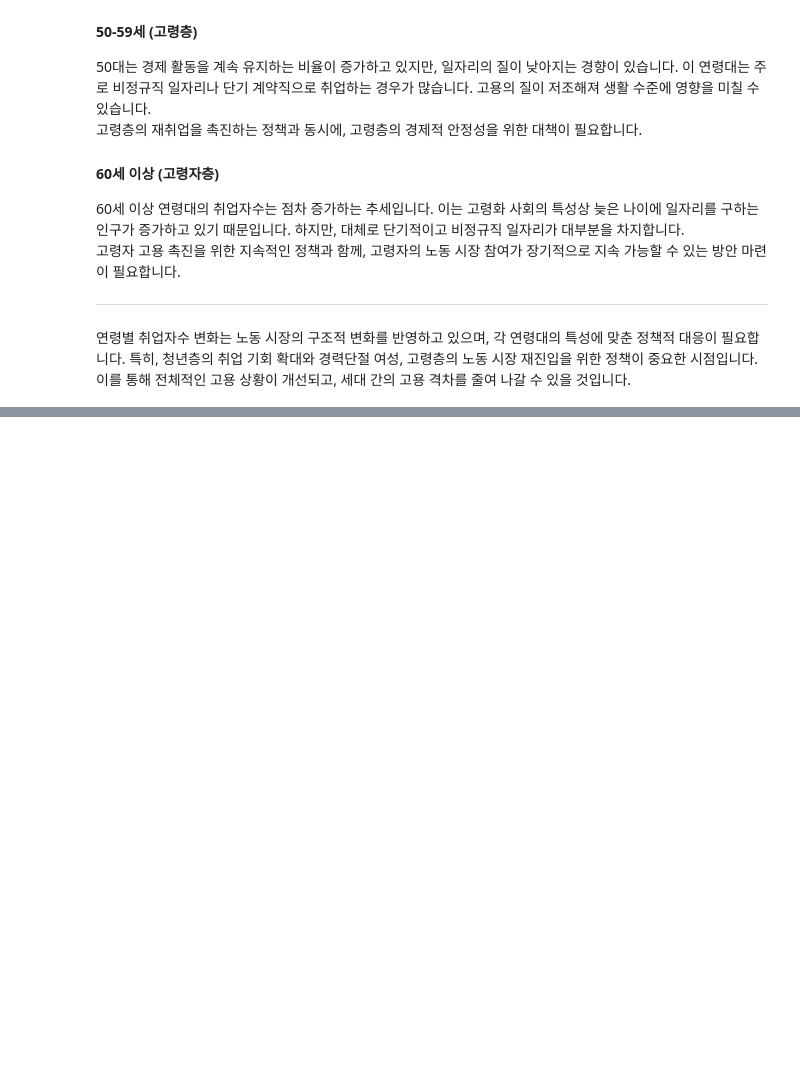
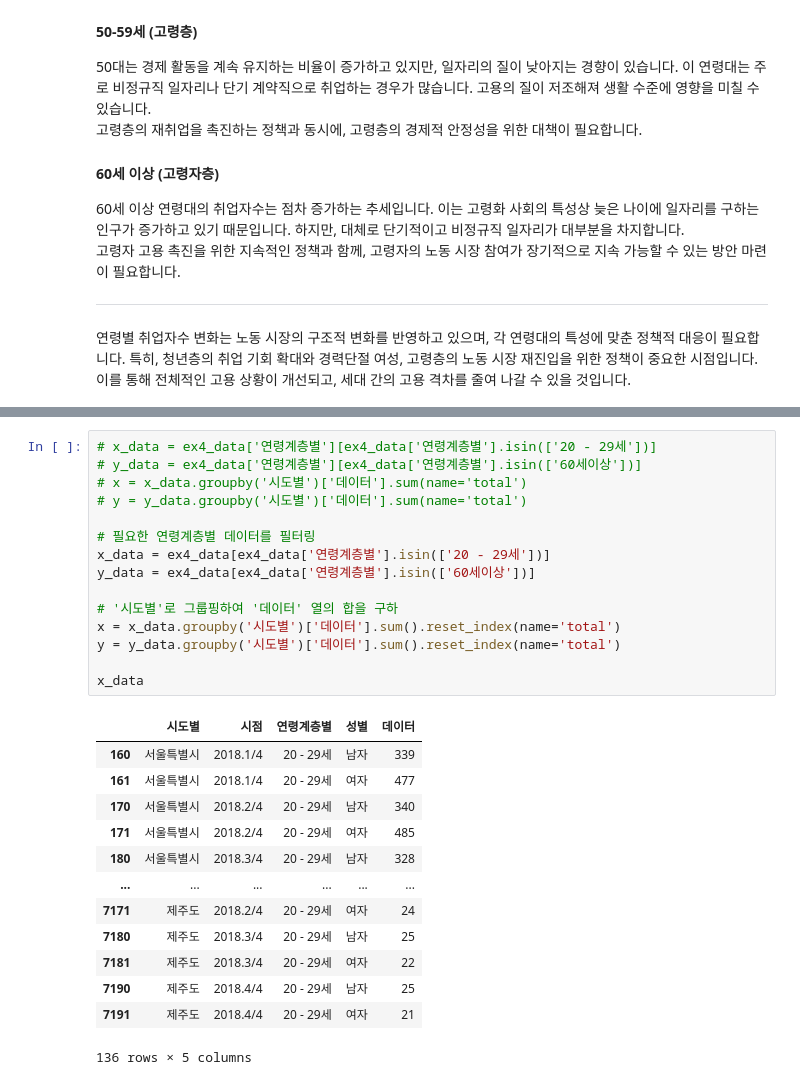
Before and after one commit to sumin020415/py_sm, a Jupyter notebook: python/빅데이터 분석/python11_연령별취업자.ipynb, the cells around one changed output, grey strips where cells are left out. Cells and saved outputs as stored; diff of their text form; blank space fills up the shorter version.

```diff
--- a/python/빅데이터 분석/python11_연령별취업자.ipynb
+++ b/python/빅데이터 분석/python11_연령별취업자.ipynb
@@ -202,0 +242,29 @@ plt.show()
+# %%
+# x_data = ex4_data['연령계층별'][ex4_data['연령계층별'].isin(['20 - 29세'])]
+# y_data = ex4_data['연령계층별'][ex4_data['연령계층별'].isin(['60세이상'])]
+# x = x_data.groupby('시도별')['데이터'].sum(name='total')
+# y = y_data.groupby('시도별')['데이터'].sum(name='total')
+
+# 필요한 연령계층별 데이터를 필터링
+x_data = ex4_data[ex4_data['연령계층별'].isin(['20 - 29세'])]
+y_data = ex4_data[ex4_data['연령계층별'].isin(['60세이상'])]
+
+# '시도별'로 그룹핑하여 '데이터' 열의 합을 구하
+x = x_data.groupby('시도별')['데이터'].sum().reset_index(name='total')
+y = y_data.groupby('시도별')['데이터'].sum().reset_index(name='total')
+
+x_data
+# %% [output]
+|  | 시도별 | 시점 | 연령계층별 | 성별 | 데이터 |
+| 160 | 서울특별시 | 2018.1/4 | 20 - 29세 | 남자 | 339 |
+| 161 | 서울특별시 | 2018.1/4 | 20 - 29세 | 여자 | 477 |
+| 170 | 서울특별시 | 2018.2/4 | 20 - 29세 | 남자 | 340 |
+| 171 | 서울특별시 | 2018.2/4 | 20 - 29세 | 여자 | 485 |
+| 180 | 서울특별시 | 2018.3/4 | 20 - 29세 | 남자 | 328 |
+| ... | ... | ... | ... | ... | ... |
+| 7171 | 제주도 | 2018.2/4 | 20 - 29세 | 여자 | 24 |
+| 7180 | 제주도 | 2018.3/4 | 20 - 29세 | 남자 | 25 |
+| 7181 | 제주도 | 2018.3/4 | 20 - 29세 | 여자 | 22 |
+| 7190 | 제주도 | 2018.4/4 | 20 - 29세 | 남자 | 25 |
+| 7191 | 제주도 | 2018.4/4 | 20 - 29세 | 여자 | 21 |
+136 rows × 5 columns
```
Also changed, not shown: parts of 3 cells of this notebook.
